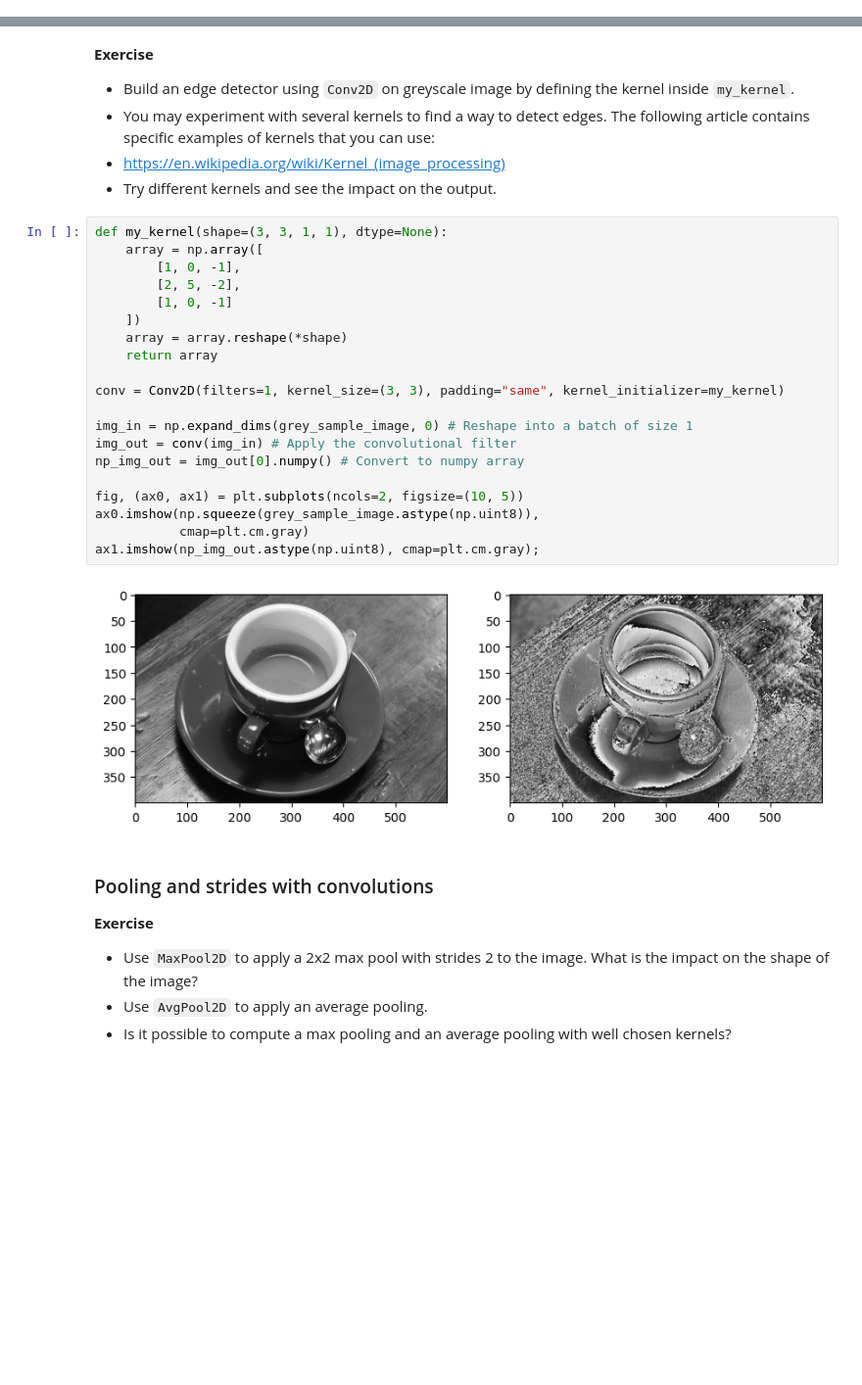
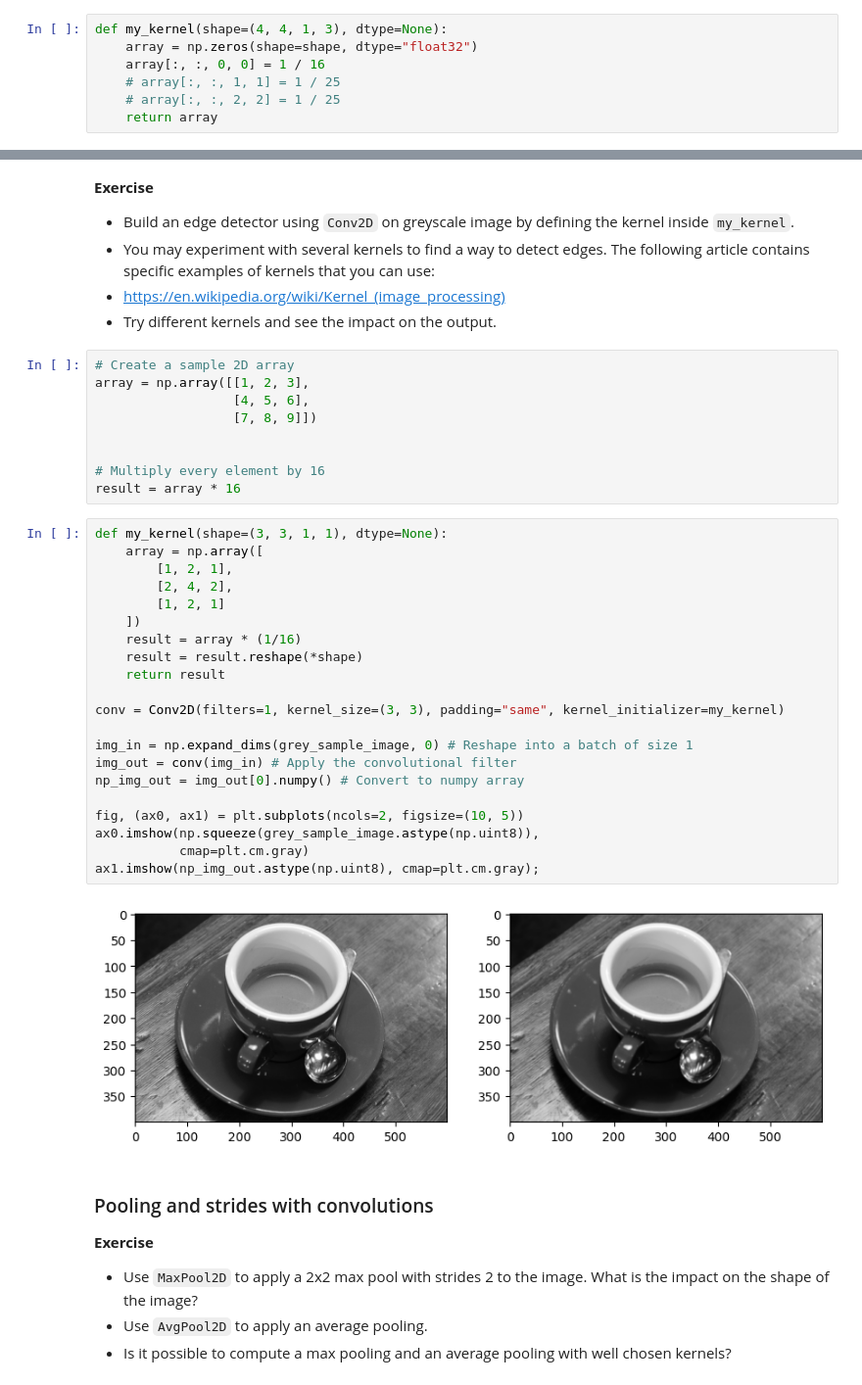
Before and after one commit to darshan-kale-dsi/deep_learning, a Jupyter notebook: 01_materials/labs/lab_4.ipynb, the cells around one changed output, grey strips where cells are left out. Shown at 98% size. Saved outputs shown, nothing was run; the diff lists cells and outputs as text; blank space fills up the shorter version.

```diff
--- a/01_materials/labs/lab_4.ipynb
+++ b/01_materials/labs/lab_4.ipynb
@@ -93,0 +92,7 @@ Hopefully you can tell what this filter does!
+# %%
+def my_kernel(shape=(4, 4, 1, 3), dtype=None):
+    array = np.zeros(shape=shape, dtype="float32")
+    array[:, :, 0, 0] = 1 / 16
+    # array[:, :, 1, 1] = 1 / 25
+    # array[:, :, 2, 2] = 1 / 25
+    return array
@@ -115,28 +131,38 @@ plt.imshow(np.squeeze(grey_sample_image.astype(np.uint8)),
 - You may experiment with several kernels to find a way to detect edges. The following article contains specific examples of kernels that you can use:
 - https://en.wikipedia.org/wiki/Kernel_(image_processing)
 - Try different kernels and see the impact on the output.
+# %%
+# Create a sample 2D array
+array = np.array([[1, 2, 3],
+                  [4, 5, 6],
+                  [7, 8, 9]])
+
+
+# Multiply every element by 16
+result = array * 16
 # %%
 def my_kernel(shape=(3, 3, 1, 1), dtype=None):
     array = np.array([
-        [1, 0, -1],
-        [2, 5, -2],
-        [1, 0, -1]
+        [1, 2, 1],
+        [2, 4, 2],
+        [1, 2, 1]
     ])
-    array = array.reshape(*shape)
-    return array
+    result = array * (1/16)
+    result = result.reshape(*shape)
+    return result
 
 conv = Conv2D(filters=1, kernel_size=(3, 3), padding="same", kernel_initializer=my_kernel)
 
 img_in = np.expand_dims(grey_sample_image, 0) # Reshape into a batch of size 1
 img_out = conv(img_in) # Apply the convolutional filter
 np_img_out = img_out[0].numpy() # Convert to numpy array
 
 fig, (ax0, ax1) = plt.subplots(ncols=2, figsize=(10, 5))
 ax0.imshow(np.squeeze(grey_sample_image.astype(np.uint8)),
            cmap=plt.cm.gray)
 ax1.imshow(np_img_out.astype(np.uint8), cmap=plt.cm.gray);
 # %% [output]
-[figure, old version]
+[figure, new version]
 # %% [markdown]
 ### Pooling and strides with convolutions
 
```
Also changed, not shown: parts of 10 cells of this notebook.
